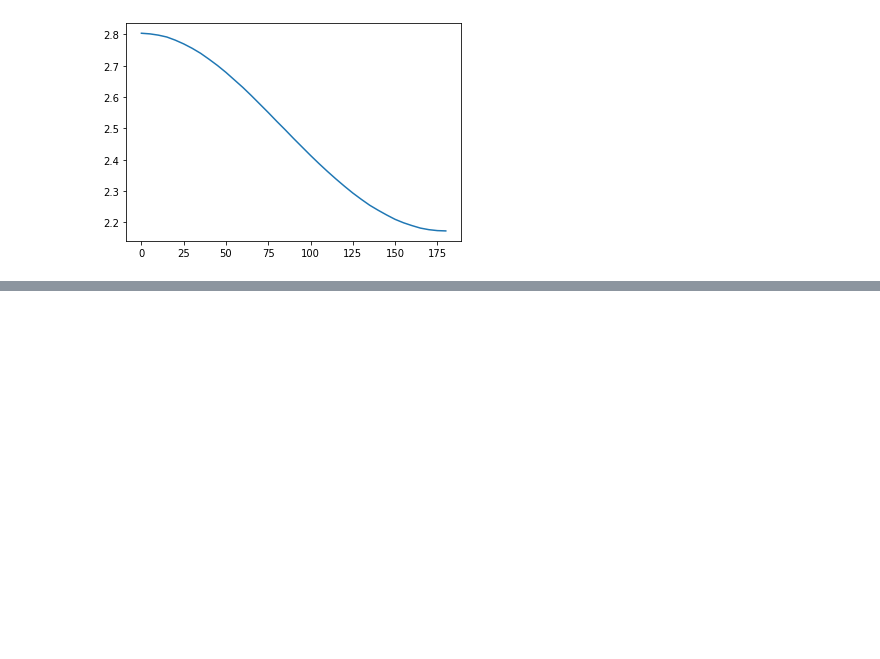
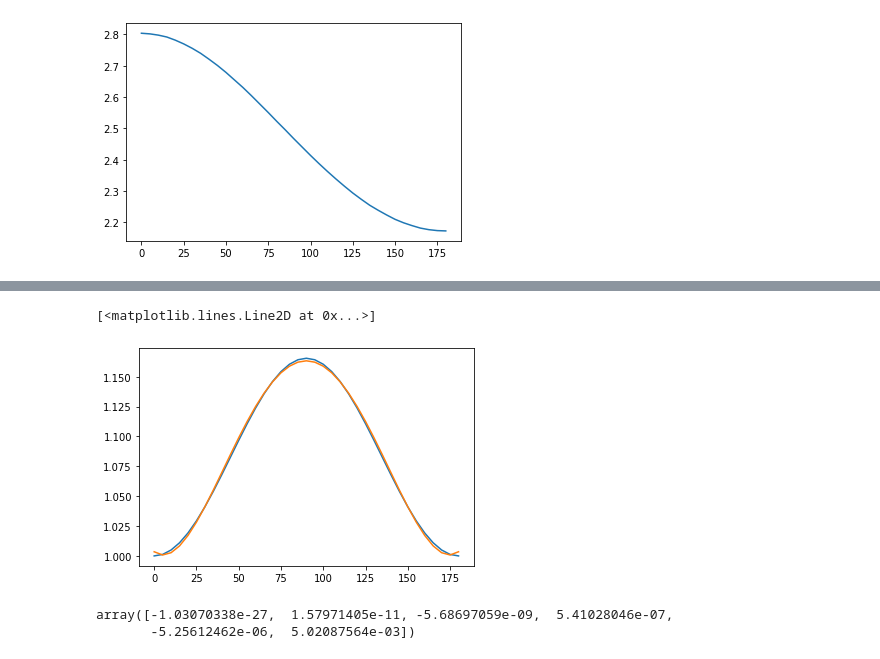
Before and after one commit to suerfu/hesim, a Jupyter notebook: DD Generator Fitting 0.08MeV.ipynb, the cells around one changed output, grey strips where cells are left out. Cells and saved outputs as stored; diff of their text form; code cells hidden in the pictures; blank space fills up the shorter version.

```diff
--- a/DD Generator Fitting 0.08MeV.ipynb
+++ b/DD Generator Fitting 0.08MeV.ipynb
@@ -36,0 +80,8 @@ plt.plot(angle, legendre_result)
+# %%
+approximated = coeff[0] * angle**5 + coeff[1] * angle**4 + coeff[2] * angle**3 + coeff[3] * angle**2 + coeff[4] * angle + coeff[5]
+# %%
+plt.plot(angle, legendre_result)
+plt.plot(angle, approximated)
+# %% [output]
+[<matplotlib.lines.Line2D at 0x...>]
+[figure, added]
@@ -36,0 +90,6 @@ plt.plot(angle, legendre_result)
+# %%
+coeff_final = coeff / normalization
+coeff_final
+# %% [output]
+array([-1.03070338e-27,  1.57971405e-11, -5.68697059e-09,  5.41028046e-07,
+       -5.25612462e-06,  5.02087564e-03])
```
Also changed, not shown: parts of 30 cells of this notebook, 25 other files.
